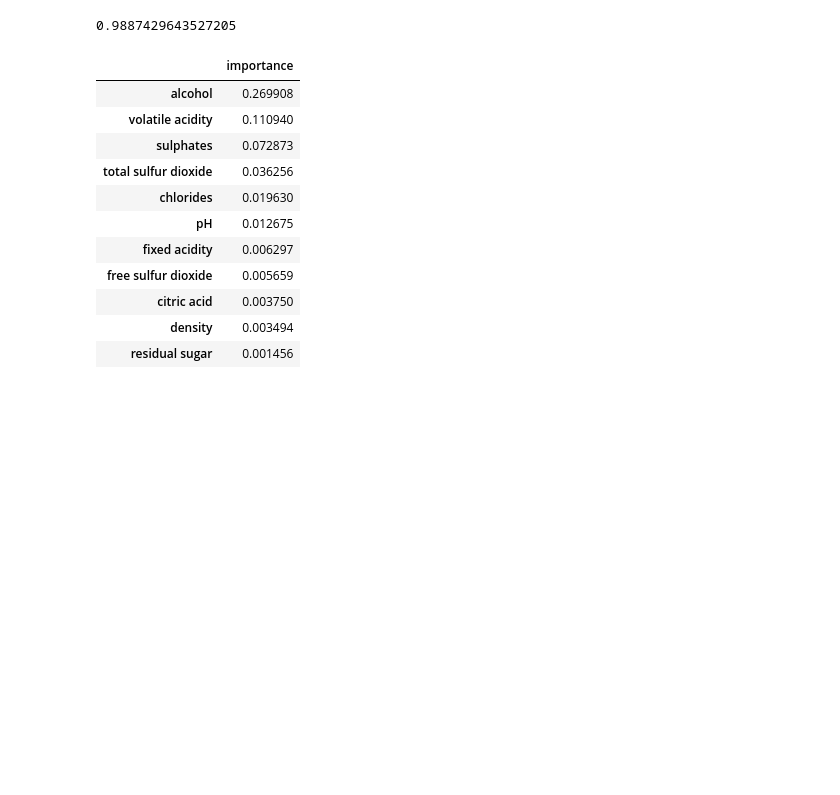
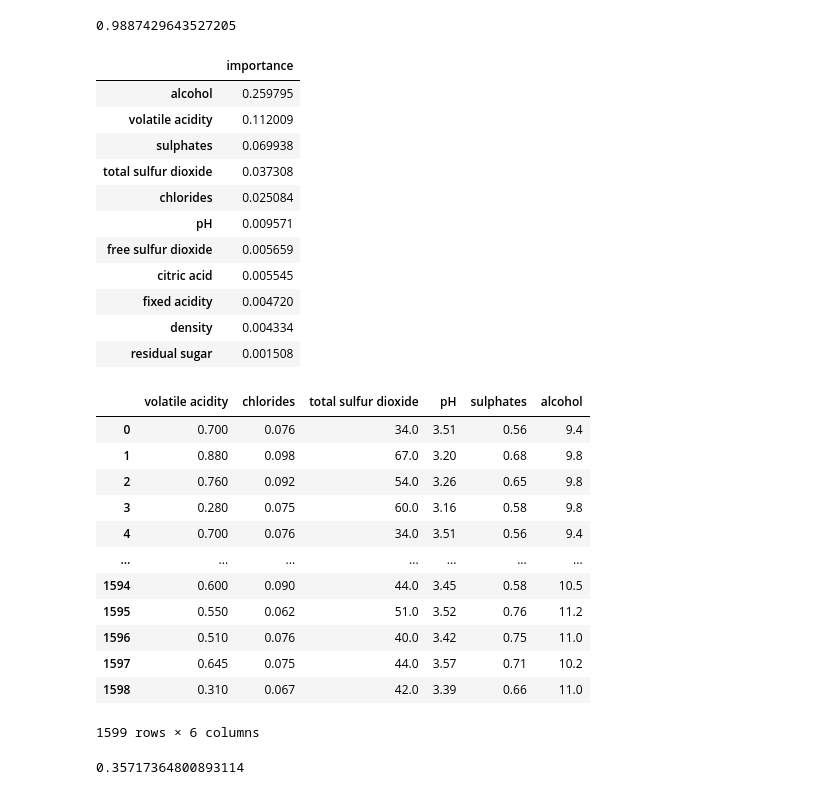
Before and after one commit to JanHidranovich/machine_learning, a Jupyter notebook: linear_regr_wine_qu.ipynb, the cells around one changed output. Drawn from its saved outputs; the diff is of its cells as text; code cells hidden in the pictures; blank space fills up the shorter version.

```diff
--- a/linear_regr_wine_qu.ipynb
+++ b/linear_regr_wine_qu.ipynb
@@ -77,16 +90,40 @@ feature_importances = permutation_importance(model, features, target)
 # %%
+feature_importances = permutation_importance(model, features, target)
 feature_importances = pd.DataFrame(feature_importances['importances_mean'], index=features.columns.tolist(), columns=['importance'])
 feature_importances.sort_values('importance', ascending=False)
 # %% [output]
 |  | importance |
-| alcohol | 0.269908 |
-| volatile acidity | 0.110940 |
-| sulphates | 0.072873 |
-| total sulfur dioxide | 0.036256 |
-| chlorides | 0.019630 |
-| pH | 0.012675 |
-| fixed acidity | 0.006297 |
+| alcohol | 0.259795 |
+| volatile acidity | 0.112009 |
+| sulphates | 0.069938 |
+| total sulfur dioxide | 0.037308 |
+| chlorides | 0.025084 |
+| pH | 0.009571 |
 | free sulfur dioxide | 0.005659 |
-| citric acid | 0.003750 |
-| density | 0.003494 |
-| residual sugar | 0.001456 |
+| citric acid | 0.005545 |
+| fixed acidity | 0.004720 |
+| density | 0.004334 |
+| residual sugar | 0.001508 |
+# %%
+features_cut = df.drop(["residual sugar", "citric acid", "density", "fixed acidity", "free sulfur dioxide", "quality"], axis=1)
+features_cut
+# %% [output]
+|  | volatile acidity | chlorides | total sulfur dioxide | pH | sulphates | alcohol |
+| 0 | 0.700 | 0.076 | 34.0 | 3.51 | 0.56 | 9.4 |
+| 1 | 0.880 | 0.098 | 67.0 | 3.20 | 0.68 | 9.8 |
+| 2 | 0.760 | 0.092 | 54.0 | 3.26 | 0.65 | 9.8 |
+| 3 | 0.280 | 0.075 | 60.0 | 3.16 | 0.58 | 9.8 |
+| 4 | 0.700 | 0.076 | 34.0 | 3.51 | 0.56 | 9.4 |
+| ... | ... | ... | ... | ... | ... | ... |
+| 1594 | 0.600 | 0.090 | 44.0 | 3.45 | 0.58 | 10.5 |
+| 1595 | 0.550 | 0.062 | 51.0 | 3.52 | 0.76 | 11.2 |
+| 1596 | 0.510 | 0.076 | 40.0 | 3.42 | 0.75 | 11.0 |
+| 1597 | 0.645 | 0.075 | 44.0 | 3.57 | 0.71 | 10.2 |
+| 1598 | 0.310 | 0.067 | 42.0 | 3.39 | 0.66 | 11.0 |
+1599 rows × 6 columns
+# %%
+model.fit(features_cut, target)
+r_sq = model.score(features_cut, target)
+r_sq
+# %% [output]
+0.35717364800893114
```
Also changed, not shown: parts of 3 cells of this notebook.
